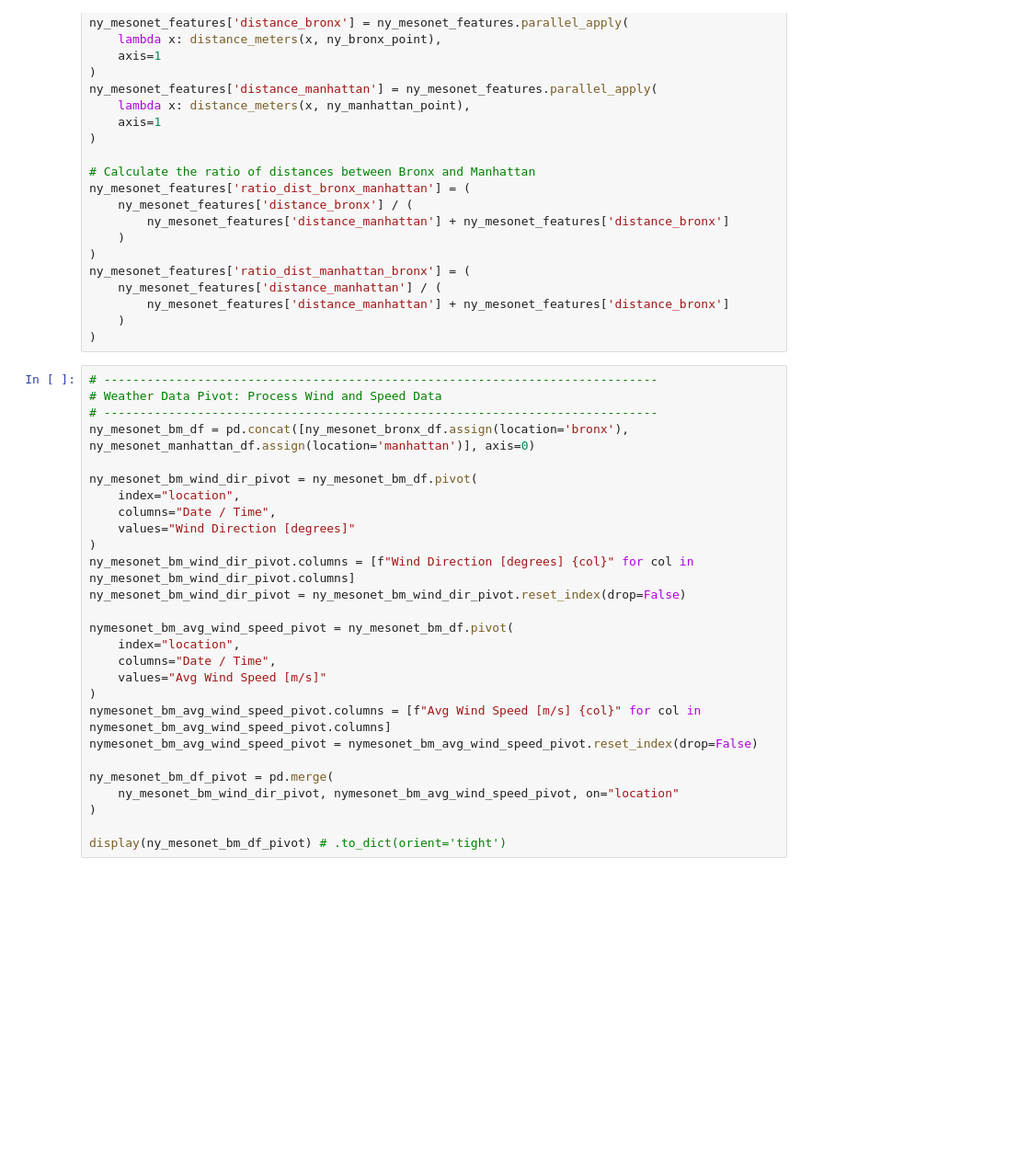
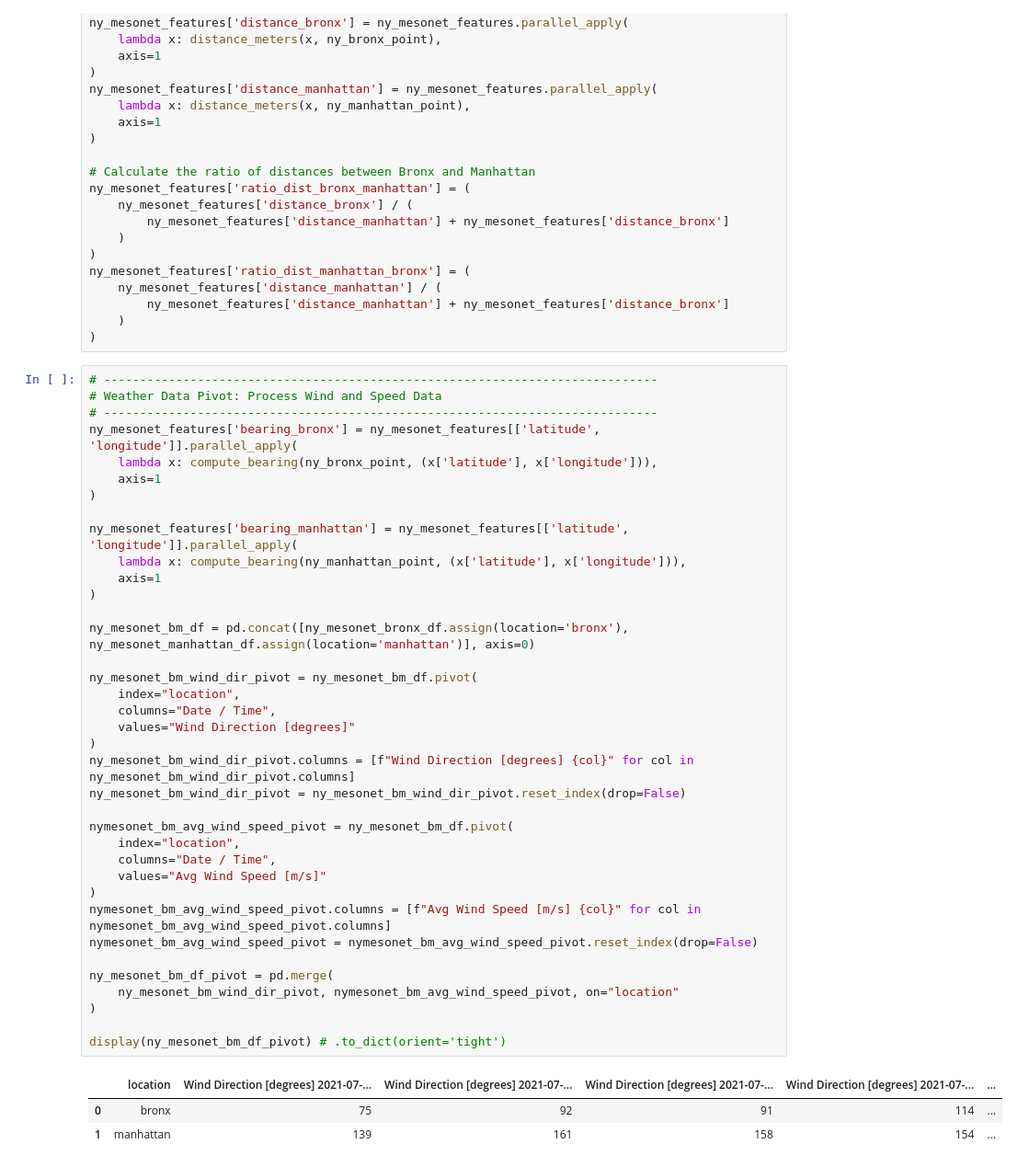
Before and after one commit to jeremy-jmc/ey2025-challenge, a Jupyter notebook: deliverable/ny_mesonet.ipynb, the cells around one changed output. Shown at 92% size. Saved outputs shown, nothing was run; the diff lists cells and outputs as text; blank space fills up the shorter version.

```diff
--- a/deliverable/ny_mesonet.ipynb
+++ b/deliverable/ny_mesonet.ipynb
@@ -103,30 +145,44 @@ ny_mesonet_features['ratio_dist_manhattan_bronx'] = (
 # %%
 # -----------------------------------------------------------------------------
 # Weather Data Pivot: Process Wind and Speed Data
 # -----------------------------------------------------------------------------
+ny_mesonet_features['bearing_bronx'] = ny_mesonet_features[['latitude', 'longitude']].parallel_apply(
+    lambda x: compute_bearing(ny_bronx_point, (x['latitude'], x['longitude'])),
+    axis=1
+)
+
+ny_mesonet_features['bearing_manhattan'] = ny_mesonet_features[['latitude', 'longitude']].parallel_apply(
+    lambda x: compute_bearing(ny_manhattan_point, (x['latitude'], x['longitude'])),
+    axis=1
+)
+
 ny_mesonet_bm_df = pd.concat([ny_mesonet_bronx_df.assign(location='bronx'), ny_mesonet_manhattan_df.assign(location='manhattan')], axis=0)
 
 ny_mesonet_bm_wind_dir_pivot = ny_mesonet_bm_df.pivot(
     index="location",
     columns="Date / Time",
     values="Wind Direction [degrees]"
 )
 ny_mesonet_bm_wind_dir_pivot.columns = [f"Wind Direction [degrees] {col}" for col in ny_mesonet_bm_wind_dir_pivot.columns]
 ny_mesonet_bm_wind_dir_pivot = ny_mesonet_bm_wind_dir_pivot.reset_index(drop=False)
 
 nymesonet_bm_avg_wind_speed_pivot = ny_mesonet_bm_df.pivot(
     index="location",
     columns="Date / Time",
     values="Avg Wind Speed [m/s]"
 )
 nymesonet_bm_avg_wind_speed_pivot.columns = [f"Avg Wind Speed [m/s] {col}" for col in nymesonet_bm_avg_wind_speed_pivot.columns]
 nymesonet_bm_avg_wind_speed_pivot = nymesonet_bm_avg_wind_speed_pivot.reset_index(drop=False)
 
 ny_mesonet_bm_df_pivot = pd.merge(
     ny_mesonet_bm_wind_dir_pivot, nymesonet_bm_avg_wind_speed_pivot, on="location"
 )
 
 display(ny_mesonet_bm_df_pivot) # .to_dict(orient='tight')
+# %% [output]
+|  | location | Wind Direction [degrees] 2021-07-... | Wind Direction [degrees] 2021-07-... | Wind Direction [degrees] 2021-07-... | Wind Direction [degrees] 2021-07-... | ... |
+| 0 | bronx | 75 | 92 | 91 | 114 | ... |
+| 1 | manhattan | 139 | 161 | 158 | 154 | ... |
 # %%
 # -----------------------------------------------------------------------------
 # Weather Influence: Calculate Wind Influence Based on Bearing
```
Also changed, not shown: parts of 5 cells of this notebook, 9 other files.
